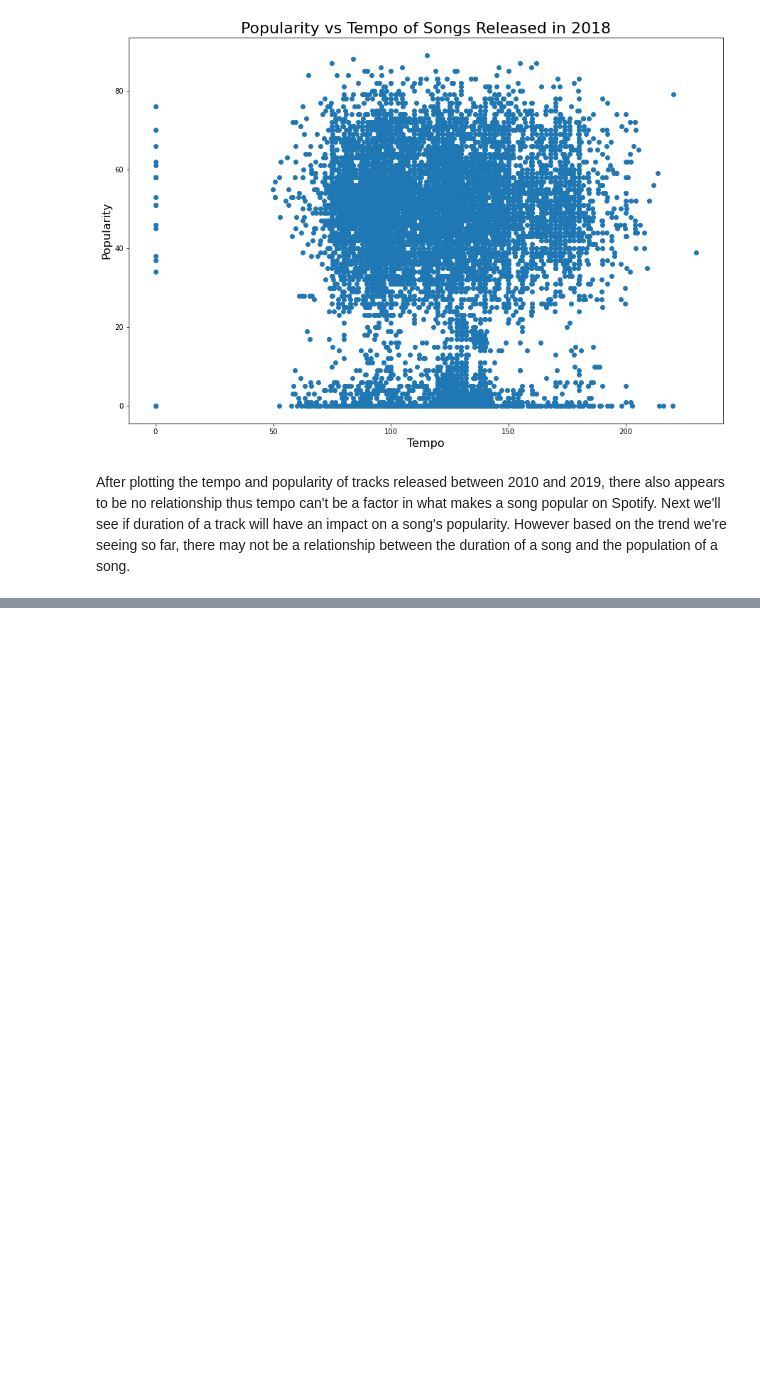
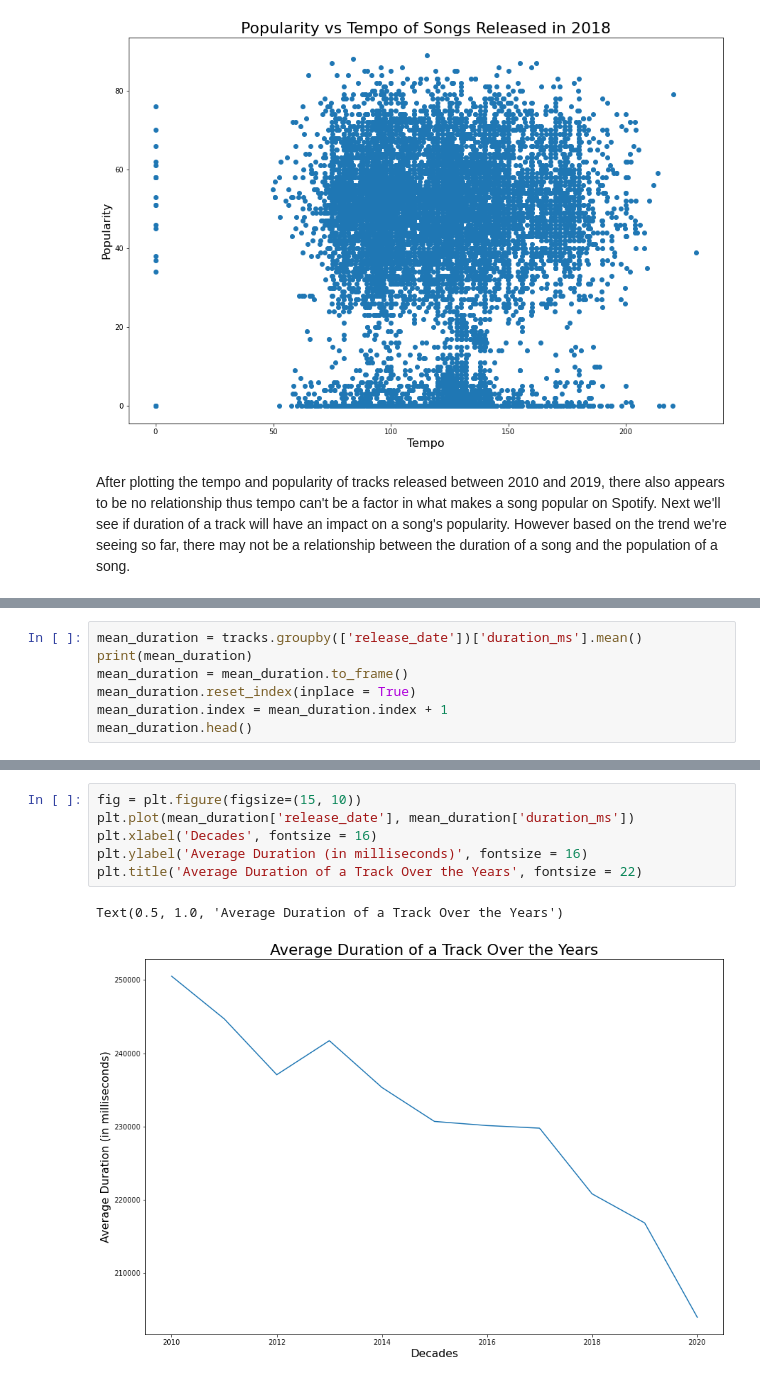
Before and after one commit to afaboro/CMSC320-FinalTutorial, a Jupyter notebook: CMSC320 - Data Science Tutorial.ipynb, the cells around one changed output, grey strips where cells are left out. Cells and saved outputs as stored; diff of their text form; blank space fills up the shorter version.

```diff
--- a/CMSC320 - Data Science Tutorial.ipynb
+++ b/CMSC320 - Data Science Tutorial.ipynb
@@ -244,0 +311,7 @@ Reflective tastes change,
+# %%
+mean_duration = tracks.groupby(['release_date'])['duration_ms'].mean()
+print(mean_duration)
+mean_duration = mean_duration.to_frame()
+mean_duration.reset_index(inplace = True)
+mean_duration.index = mean_duration.index + 1
+mean_duration.head()
@@ -244,0 +338,9 @@ Reflective tastes change,
+# %%
+fig = plt.figure(figsize=(15, 10))
+plt.plot(mean_duration['release_date'], mean_duration['duration_ms'])
+plt.xlabel('Decades', fontsize = 16)
+plt.ylabel('Average Duration (in milliseconds)', fontsize = 16)
+plt.title('Average Duration of a Track Over the Years', fontsize = 22)
+# %% [output]
+Text(0.5, 1.0, 'Average Duration of a Track Over the Years')
+[figure, added]
```
Also changed, not shown: parts of 15 cells of this notebook.
